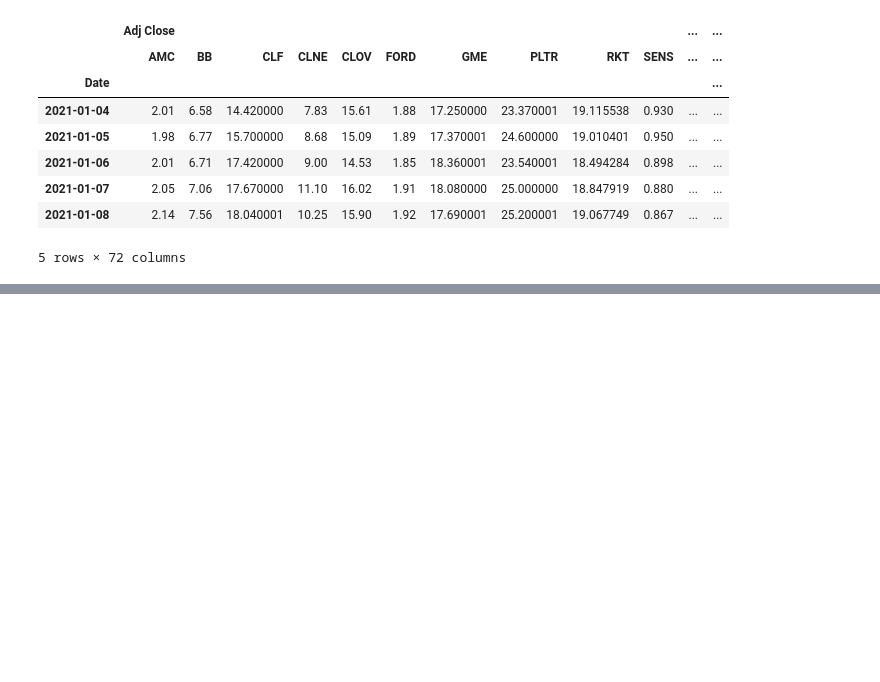
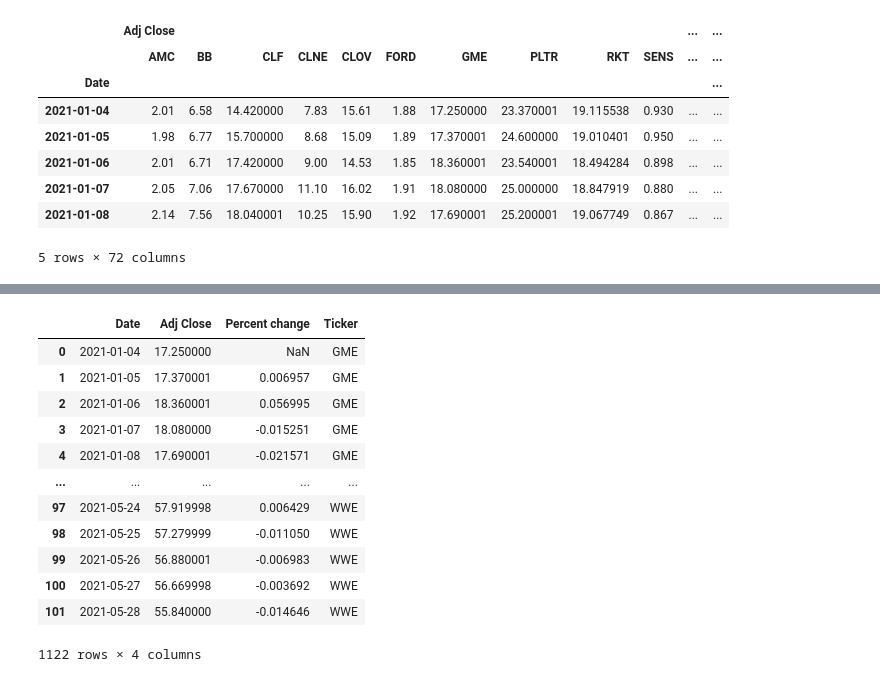
Before and after one commit to tiffanyharris711/callstreet-bets, a Jupyter notebook: CryptoETL.ipynb, the cells around one changed output, grey strips where cells are left out. Cells and saved outputs as stored; diff of their text form; code cells hidden in the pictures; blank space fills up the shorter version.

```diff
--- a/CryptoETL.ipynb
+++ b/CryptoETL.ipynb
@@ -171,0 +96,12 @@ WWE_price_history.pct_change()
+# %%
+GME_price_history.columns = GME_price_history.columns.droplevel(1)
+AMC_price_history.columns = AMC_price_history.columns.droplevel(1)
+BB_price_history.columns = BB_price_history.columns.droplevel(1)
+CLF_price_history.columns = CLF_price_history.columns.droplevel(1)
+CLNE_price_history.columns = CLNE_price_history.columns.droplevel(1)
+FORD_price_history.columns = FORD_price_history.columns.droplevel(1)
+PLTR_price_history.columns = PLTR_price_history.columns.droplevel(1)
+RKT_price_history.columns = RKT_price_history.columns.droplevel(1)
+SENS_price_history.columns = SENS_price_history.columns.droplevel(1)
+WKHS_price_history.columns = WKHS_price_history.columns.droplevel(1)
+WWE_price_history.columns = WWE_price_history.columns.droplevel(1)
@@ -172,11 +202,12 @@ WWE_price_history.pct_change()
 # %%
-AMC_price_history.reset_index()
-BB_price_history.reset_index()
-CLF_price_history.reset_index()
-CLNE_price_history.reset_index()
-FORD_price_history.reset_index()
-PLTR_price_history.reset_index()
-RKT_price_history.reset_index()
-SENS_price_history.reset_index()
-WKHS_price_history.reset_index()
-WWE_price_history.reset_index()
+GME_price_history.reset_index(inplace=True)
+AMC_price_history.reset_index(inplace=True)
+BB_price_history.reset_index(inplace=True)
+CLF_price_history.reset_index(inplace=True)
+CLNE_price_history.reset_index(inplace=True)
+FORD_price_history.reset_index(inplace=True)
+PLTR_price_history.reset_index(inplace=True)
+RKT_price_history.reset_index(inplace=True)
+SENS_price_history.reset_index(inplace=True)
+WKHS_price_history.reset_index(inplace=True)
+WWE_price_history.reset_index(inplace=True)
@@ -197,0 +223,26 @@ WWE_price_history.reset_index()
+# %%
+stock_price_changes = GME_price_history.append(AMC_price_history)
+stock_price_changes = stock_price_changes.append(BB_price_history)
+stock_price_changes = stock_price_changes.append(CLF_price_history)
+stock_price_changes = stock_price_changes.append(CLNE_price_history)
+stock_price_changes = stock_price_changes.append(FORD_price_history)
+stock_price_changes = stock_price_changes.append(PLTR_price_history)
+stock_price_changes = stock_price_changes.append(RKT_price_history)
+stock_price_changes = stock_price_changes.append(SENS_price_history)
+stock_price_changes = stock_price_changes.append(WKHS_price_history)
+stock_price_changes = stock_price_changes.append(WWE_price_history)
+stock_price_changes
+# %% [output]
+|  | Date | Adj Close | Percent change | Ticker |
+| 0 | 2021-01-04 | 17.250000 | NaN | GME |
+| 1 | 2021-01-05 | 17.370001 | 0.006957 | GME |
+| 2 | 2021-01-06 | 18.360001 | 0.056995 | GME |
+| 3 | 2021-01-07 | 18.080000 | -0.015251 | GME |
+| 4 | 2021-01-08 | 17.690001 | -0.021571 | GME |
+| ... | ... | ... | ... | ... |
+| 97 | 2021-05-24 | 57.919998 | 0.006429 | WWE |
+| 98 | 2021-05-25 | 57.279999 | -0.011050 | WWE |
+| 99 | 2021-05-26 | 56.880001 | -0.006983 | WWE |
+| 100 | 2021-05-27 | 56.669998 | -0.003692 | WWE |
+| 101 | 2021-05-28 | 55.840000 | -0.014646 | WWE |
+1122 rows × 4 columns
```
Also changed, not shown: parts of 16 cells of this notebook, 2 other files.
